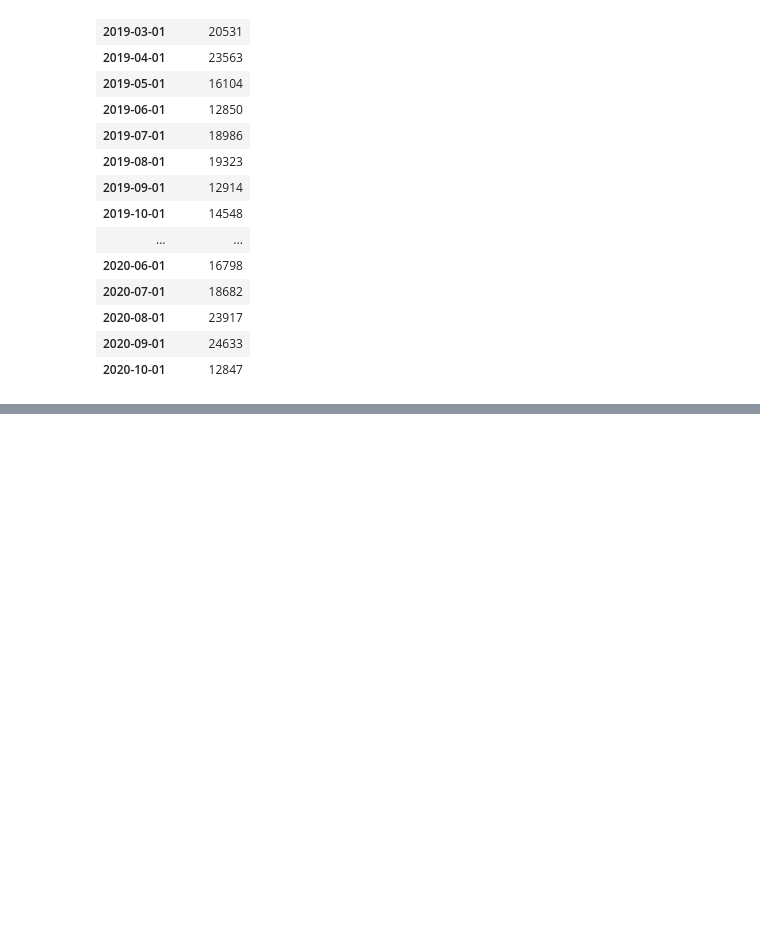
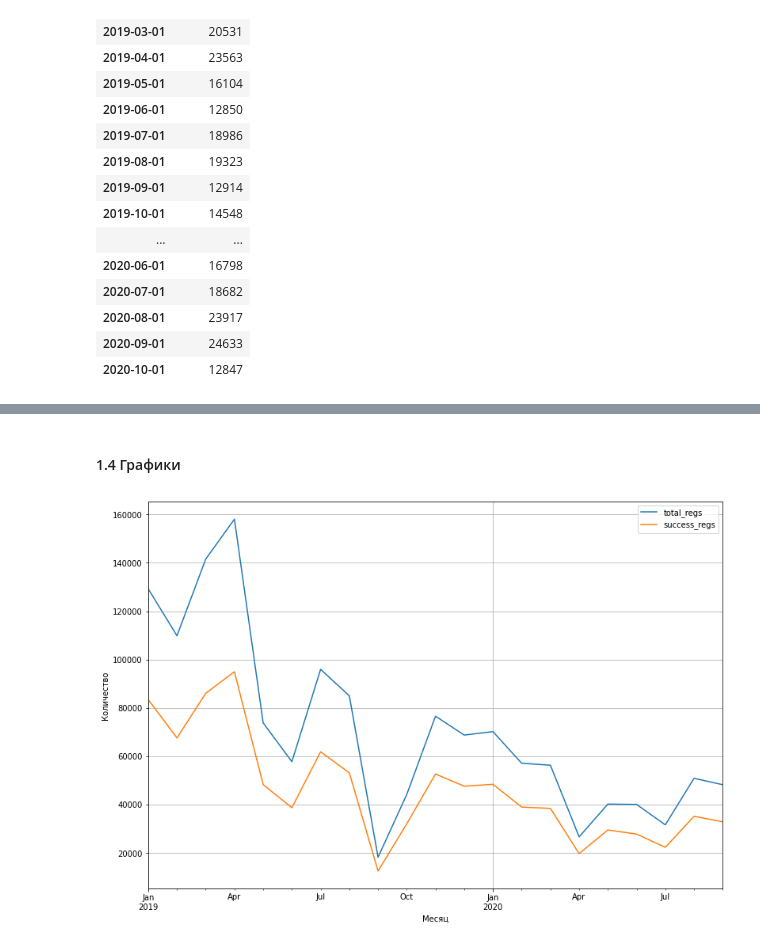
Before and after one commit to g0vn0c0d3r/da, a Jupyter notebook: data/Untitled.ipynb, the cells around one changed output, grey strips where cells are left out. Saved outputs shown, nothing was run; the diff lists cells and outputs as text; code cells hidden in the pictures; blank space fills up the shorter version.

```diff
--- a/data/Untitled.ipynb
+++ b/data/Untitled.ipynb
@@ -228,4 +227,0 @@ plt.ylabel('Кол-во регистраций');
-# %%
-# рассчитаем коэффициент успешных регистраций
-regs_by_month['cr'] = regs_by_month['success_regs'] / regs_by_month['total_regs'].round(2)
-regs_by_month.plot(figsize=(13, 9), grid=True, y='cr');
@@ -339,0 +332,4 @@ loans_by_month
+# %%
+total_grouped_data = pd.merge(regs_by_month, loans_by_month, on='month')
+
+total_grouped_data
@@ -339,0 +355,9 @@ loans_by_month
+# %% [markdown]
+#### 1.4 Графики
+# %%
+# построим график динамики регистраций по месяцам
+total_grouped_data[['total_regs', 'success_regs']].plot(figsize=(13, 9), grid=True);
+plt.xlabel('Месяц');
+plt.ylabel('Количество');
+# %% [output]
+[figure, added]
```
Also changed, not shown: parts of 26 cells of this notebook.
